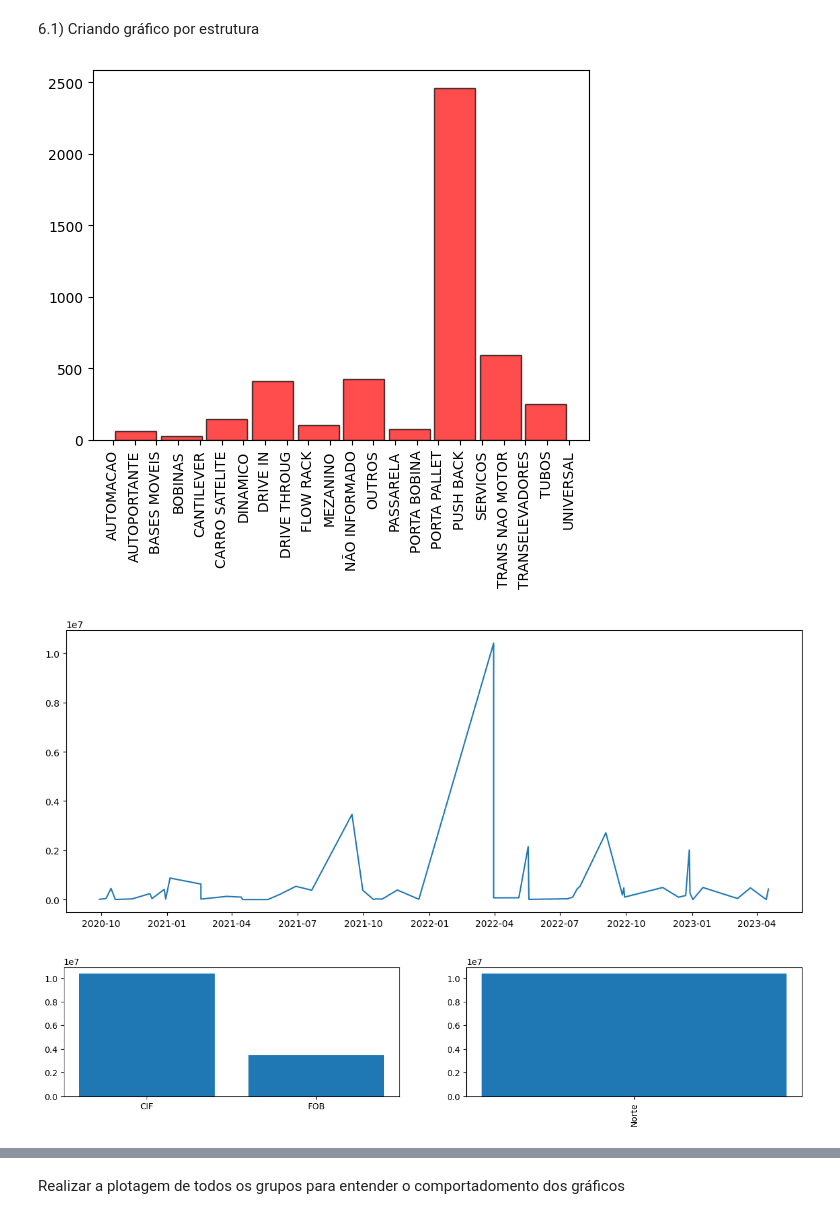
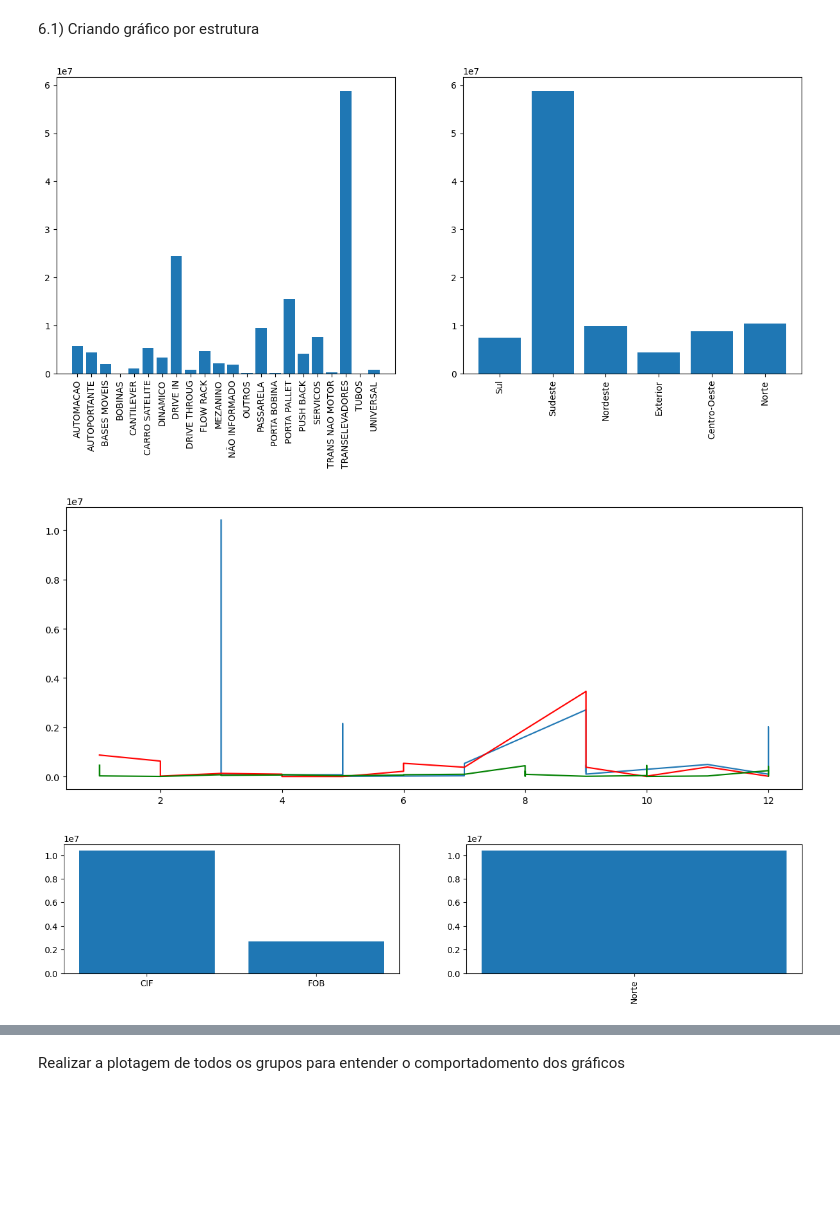
Before and after one commit to roliveira15/Data_Science_Sales_Forecast, a Jupyter notebook: Sales_Forecast.ipynb, the cells around one changed output, grey strips where cells are left out. Cells and saved outputs as stored; diff of their text form; code cells hidden in the pictures; blank space fills up the shorter version.

```diff
--- a/Sales_Forecast.ipynb
+++ b/Sales_Forecast.ipynb
@@ -93,44 +93,45 @@ groupStructures.loc[(groupStructures['valor_total_pedido'] > 0) & (groupStructur
 # %% [markdown]
 6.1) Criando gráfico por estrutura
 # %%
-#def plot_color_label_before(data, axisx, axisy,target):
-#    colors = ['red' if word == target else 'blue' for word in data[axisx]]
-#    bars = plt.bar(x=data[axisx], height=data[axisy], color=colors, alpha=1)
-#    plt.xticks(rotation=90)
-
-#Gráfico de barras de todas estruturas de 2020 até 2023
-#plot_color_label_before(groupStructures,'grupo_gerencial_produto','valor_total_pedido' ,'PORTA PALLET')
-
 
 '''
                                   PORTA PALETE
 '''
 #Gráfico de barras de
-PP = groupStructures.loc[(groupStructures['grupo_gerencial_produto'] == 'PORTA PALLET') & (groupStructures['data'] >= '2020-09-01') & (groupStructures['data'] < '2023-09-01') & (groupStructures['regiao'] == 'Norte')]
+PP = groupStructures.loc[(groupStructures['grupo_gerencial_produto'] == 'PORTA PALLET') & (groupStructures['data'] >= '2022-01-01') & (groupStructures['data'] < '2023-01-01') & (groupStructures['regiao'] == 'Norte')]
+PPanterior = groupStructures.loc[(groupStructures['grupo_gerencial_produto'] == 'PORTA PALLET') & (groupStructures['data'] >= '2021-01-01') & (groupStructures['data'] < '2022-01-01') & (groupStructures['regiao'] == 'Norte')]
+PPanteriorA = groupStructures.loc[(groupStructures['grupo_gerencial_produto'] == 'PORTA PALLET') & (groupStructures['data'] >= '2020-01-01') & (groupStructures['data'] < '2021-01-01') & (groupStructures['regiao'] == 'Norte')]
 
-plt.hist(groupStructures['grupo_gerencial_produto'], rwidth=0.9, color='red', alpha=0.7, edgecolor='black')
+plt.figure(figsize = ((15, 6)))
+plt.subplot(1, 2, 1)
+plt.bar(groupStructures['grupo_gerencial_produto'], groupStructures['valor_total_pedido'])
+plt.xticks(rotation=90)
+plt.subplot(1, 2, 2)
+plt.bar(groupStructures['regiao'], groupStructures['valor_total_pedido'])
 plt.xticks(rotation=90)
 
 plt.figure(figsize = ((48, 12)))
 #Anual
 plt.subplot(2, 3, 3)
-plt.plot(PP['data'],PP['valor_total_pedido'])
+plt.plot(PP['mes'],PP['valor_total_pedido'])
+plt.plot(PPanterior['mes'],PPanterior['valor_total_pedido'],color='red')
+plt.plot(PPanteriorA['mes'],PPanteriorA['valor_total_pedido'],color='green')
 plt.show()
 
 plt.figure(figsize = ((24, 6)))
 #Tipo de frete
 plt.subplot(2, 3, 1)
 plt.bar(PP['tipo_frete'], PP['valor_total_pedido'])
 #Região
 plt.subplot(2, 3, 2)
 plt.bar(PP['regiao'], PP['valor_total_pedido'])
 plt.xticks(rotation=90)
 #Estado
 plt.figure(figsize = ((44, 12)))
 plt.subplot(2, 3, 4)
 plt.bar(PP['abreviatura_uf'],PP['valor_total_pedido'])
 plt.show()
 # %% [output]
-[figure, old version]
+[figure, new version]
-[figure, old version]
+[figure, new version]
-[figure, old version]
+[figure, new version]
```
Also changed, not shown: parts of 4 cells of this notebook.
